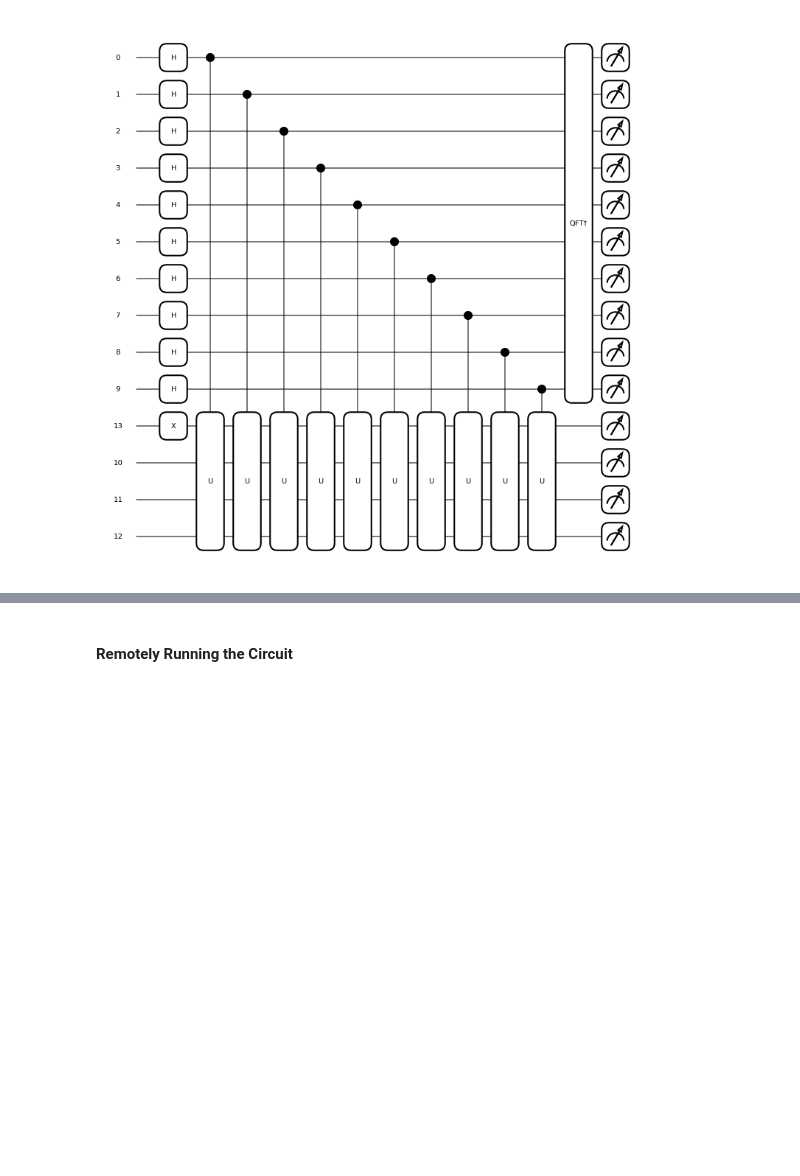
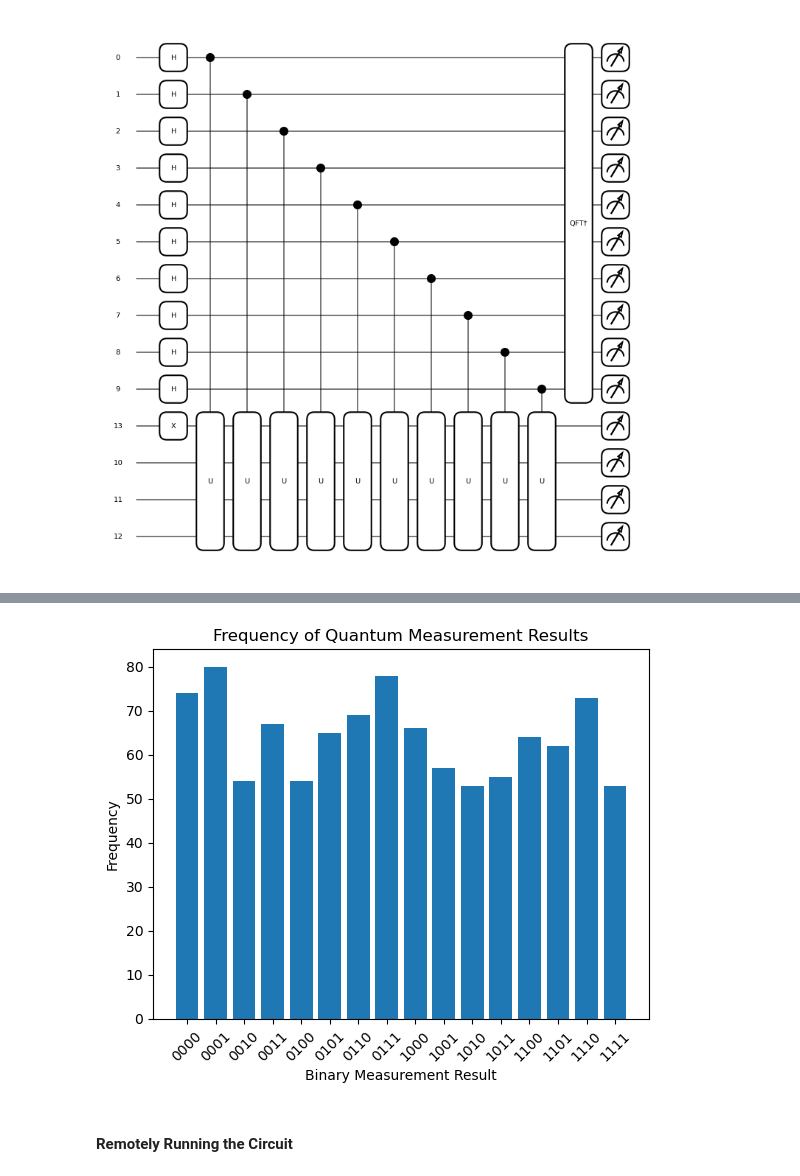
Before and after one commit to Graychii/Shor-Algorithm-Implementation, a Jupyter notebook: generalization/pennylane/shor_pennylane.ipynb, the cells around one changed output, grey strips where cells are left out. Drawn from its saved outputs; the diff is of its cells as text; code cells hidden in the pictures; blank space fills up the shorter version.

Commit message:
verifying measurements in pennylane

```diff
--- a/generalization/pennylane/shor_pennylane.ipynb
+++ b/generalization/pennylane/shor_pennylane.ipynb
@@ -322,3 +404,19 @@ qml.draw_mpl(circuit)()
+# %%
+# Convert rows of the matrix to binary strings
+binary_strings = [''.join(map(str, row)) for row in result]
+
+# Count the frequency of each unique binary string
+unique, counts = np.unique(binary_strings, return_counts=True)
+
+# Plot the frequency distribution
+plt.bar(unique, counts)
+plt.xlabel('Binary Measurement Result')
+plt.ylabel('Frequency')
+plt.title('Frequency of Quantum Measurement Results')
+plt.xticks(rotation=45)
+plt.show()
+# %% [output]
+[figure, added]
 # %%
 num_shots = 1000
 
```
Also changed, not shown: parts of 3 cells of this notebook.
